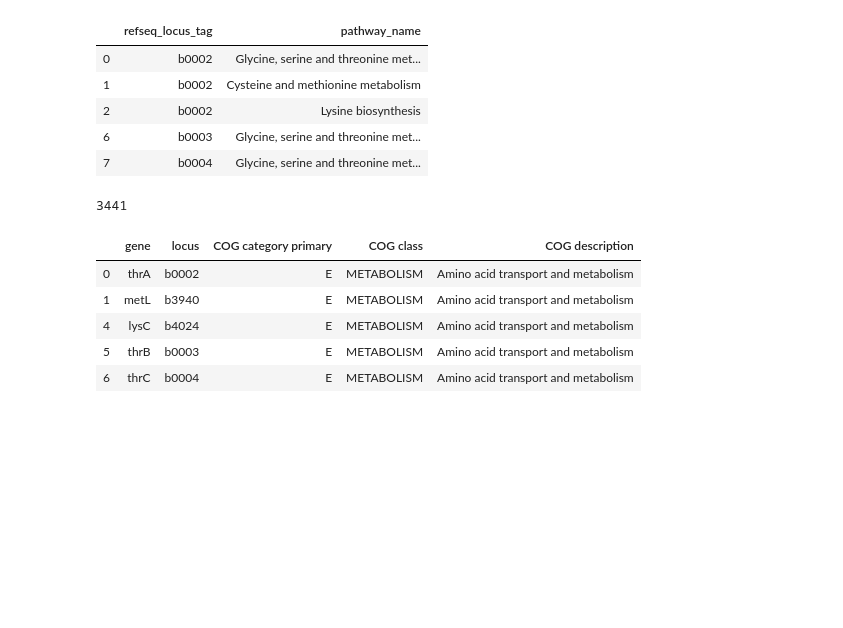
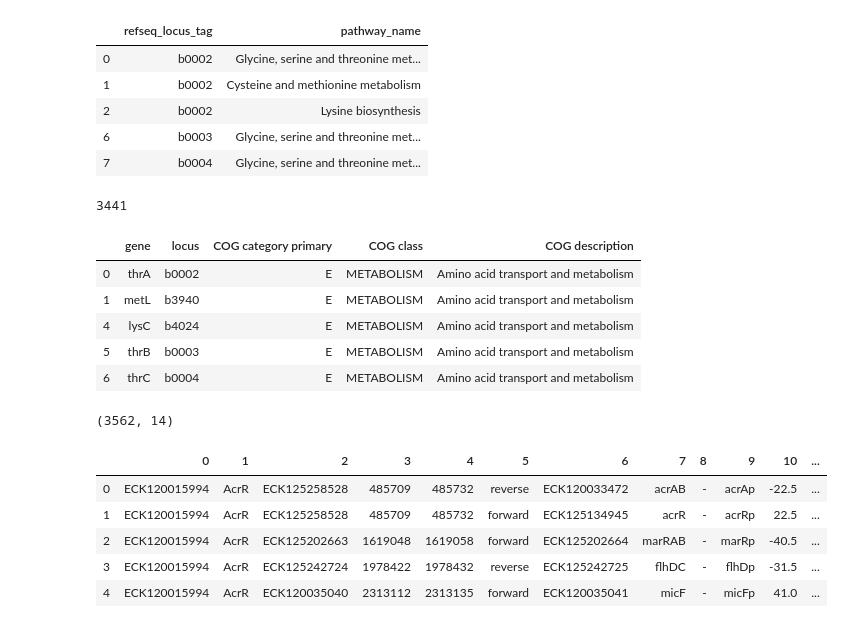
Before and after one commit to Aletechdev/ava, a Jupyter notebook: make_all_AVA_data_dfs.ipynb, the cells around one changed output. Cells and saved outputs as stored; diff of their text form; code cells hidden in the pictures; blank space fills up the shorter version.

```diff
--- a/make_all_AVA_data_dfs.ipynb
+++ b/make_all_AVA_data_dfs.ipynb
@@ -262,3 +265,22 @@ display(len(COG_df), COG_df.head())
 | 4 | lysC | b4024 | E | METABOLISM | Amino acid transport and metabolism |
 | 5 | thrB | b0003 | E | METABOLISM | Amino acid transport and metabolism |
 | 6 | thrC | b0004 | E | METABOLISM | Amino acid transport and metabolism |
+# %%
+tfbs_df = pd.read_csv("./data/RegulonDBwebsite10/BindingSiteSet.txt", sep="\t", comment='#', header=None)
+
+def get_TFBS_range(tfbs_df_row):
+    r = ()
+    if not pd.isna(tfbs_df_row[3]) and not pd.isna(tfbs_df_row[4]):
+        r = (int(tfbs_df_row[3]), int(tfbs_df_row[4]))
+    return r
+
+tfbs_df.to_pickle("./data/TFBS_df.pkl")
+display(tfbs_df.shape, tfbs_df.head())
+# %% [output]
+(3562, 14)
+|  | 0 | 1 | 2 | 3 | 4 | 5 | 6 | 7 | 8 | 9 | 10 | ... |
+| 0 | ECK120015994 | AcrR | ECK125258528 | 485709 | 485732 | reverse | ECK120033472 | acrAB | - | acrAp | -22.5 | ... |
+| 1 | ECK120015994 | AcrR | ECK125258528 | 485709 | 485732 | forward | ECK125134945 | acrR | - | acrRp | 22.5 | ... |
+| 2 | ECK120015994 | AcrR | ECK125202663 | 1619048 | 1619058 | forward | ECK125202664 | marRAB | - | marRp | -40.5 | ... |
+| 3 | ECK120015994 | AcrR | ECK125242724 | 1978422 | 1978432 | reverse | ECK125242725 | flhDC | - | flhDp | -31.5 | ... |
+| 4 | ECK120015994 | AcrR | ECK120035040 | 2313112 | 2313135 | forward | ECK120035041 | micF | - | micFp | 41.0 | ... |
```
Also changed, not shown: parts of 2 cells of this notebook, 1 other file.
